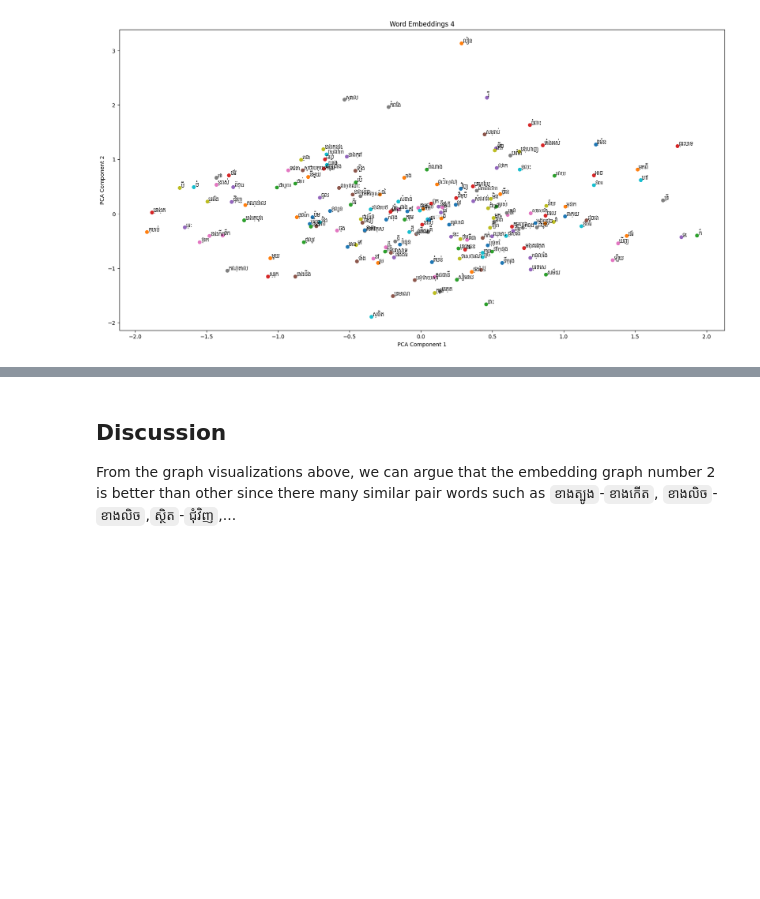
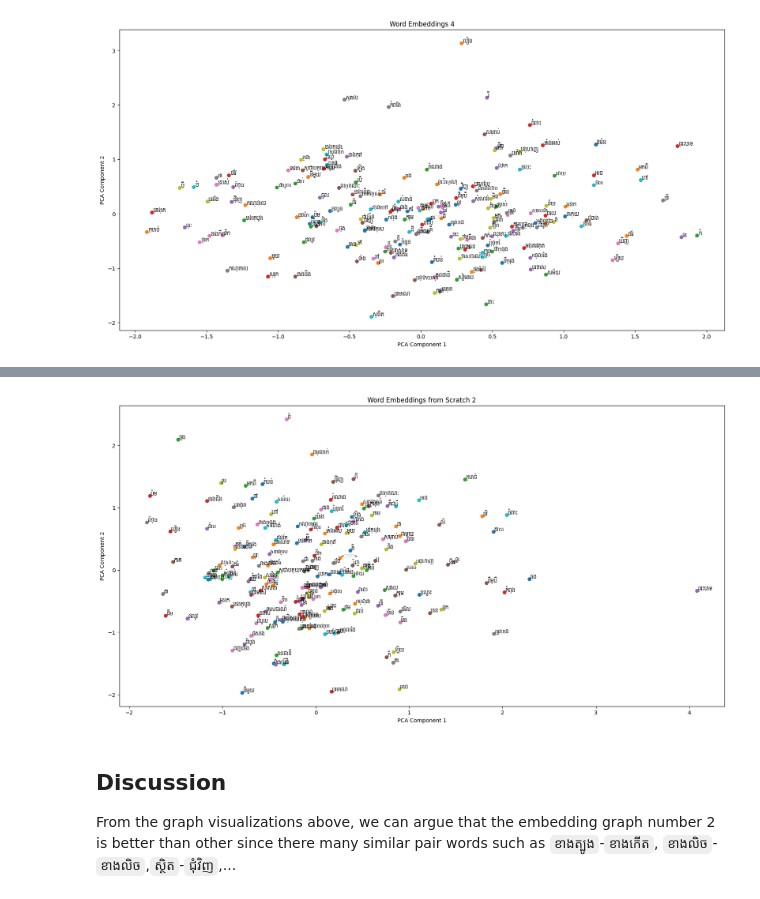
Before and after one commit to maohieng/learn_ai, a Jupyter notebook: nlp/mini-project-3/hieng-/II_dimensional_reduction.ipynb, the cells around one changed output, grey strips where cells are left out. Cells and saved outputs as stored; diff of their text form; code cells hidden in the pictures; blank space fills up the shorter version.

```diff
--- a/nlp/mini-project-3/hieng-/II_dimensional_reduction.ipynb
+++ b/nlp/mini-project-3/hieng-/II_dimensional_reduction.ipynb
@@ -153,3 +159,7 @@ graph4 = load_and_plot_data("word_to_embedding4.npy", "word_to_index.npy", "Word
+# %%
+graph6 = load_and_plot_data("scratch_word_to_embedding2.npy", "word_to_index.npy", "Word Embeddings from Scratch 2")
+# %% [output]
+[figure, added]
 # %% [markdown]
 ## Discussion
 From the graph visualizations above, we can argue that the embedding graph number 2 is better than other since there many similar pair words such as `ខាងត្បូង`-`ខាងកើត`, `ខាងលិច`-`ខាងលិច`,`ស្ថិត`-`ជុំវិញ`,...
```
Also changed, not shown: parts of 9 cells of this notebook, 5 other files.
